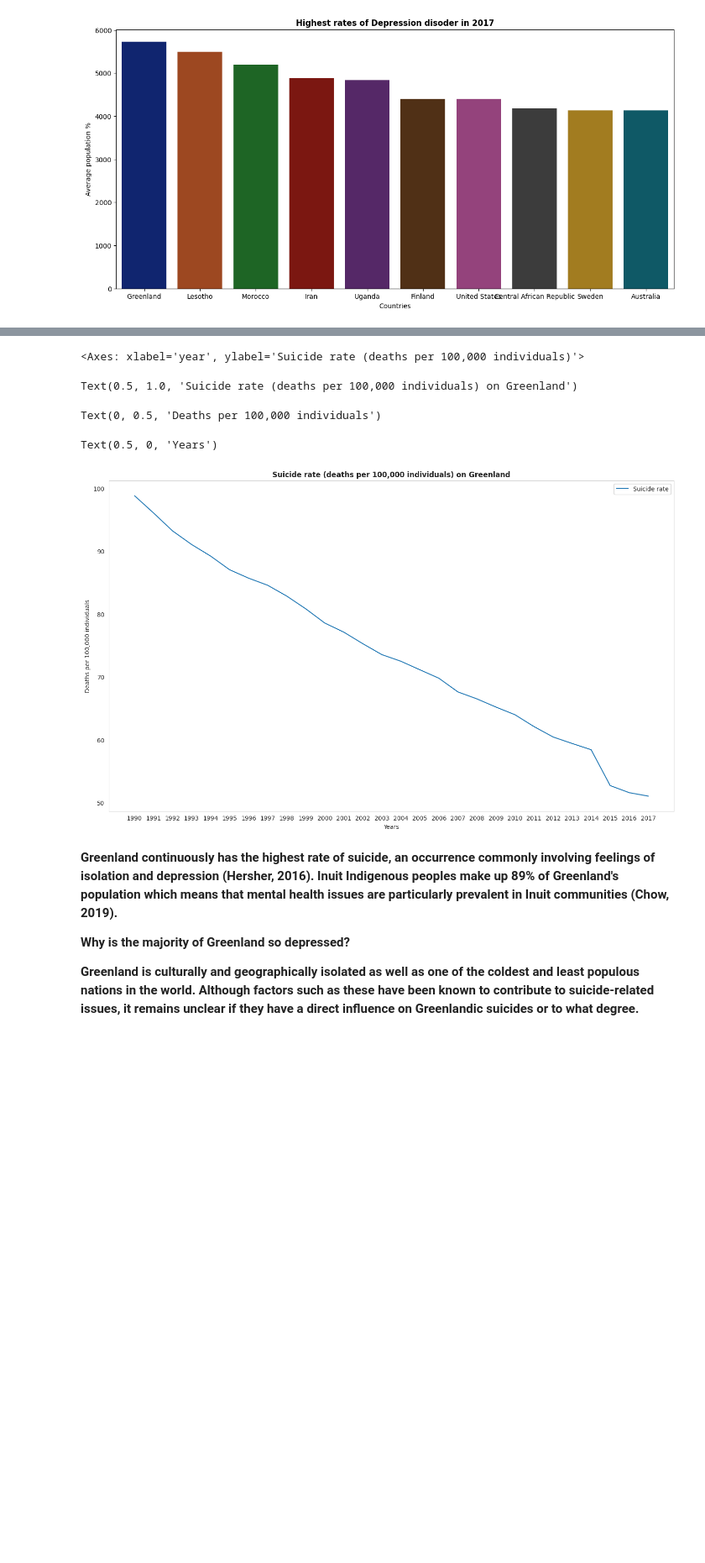
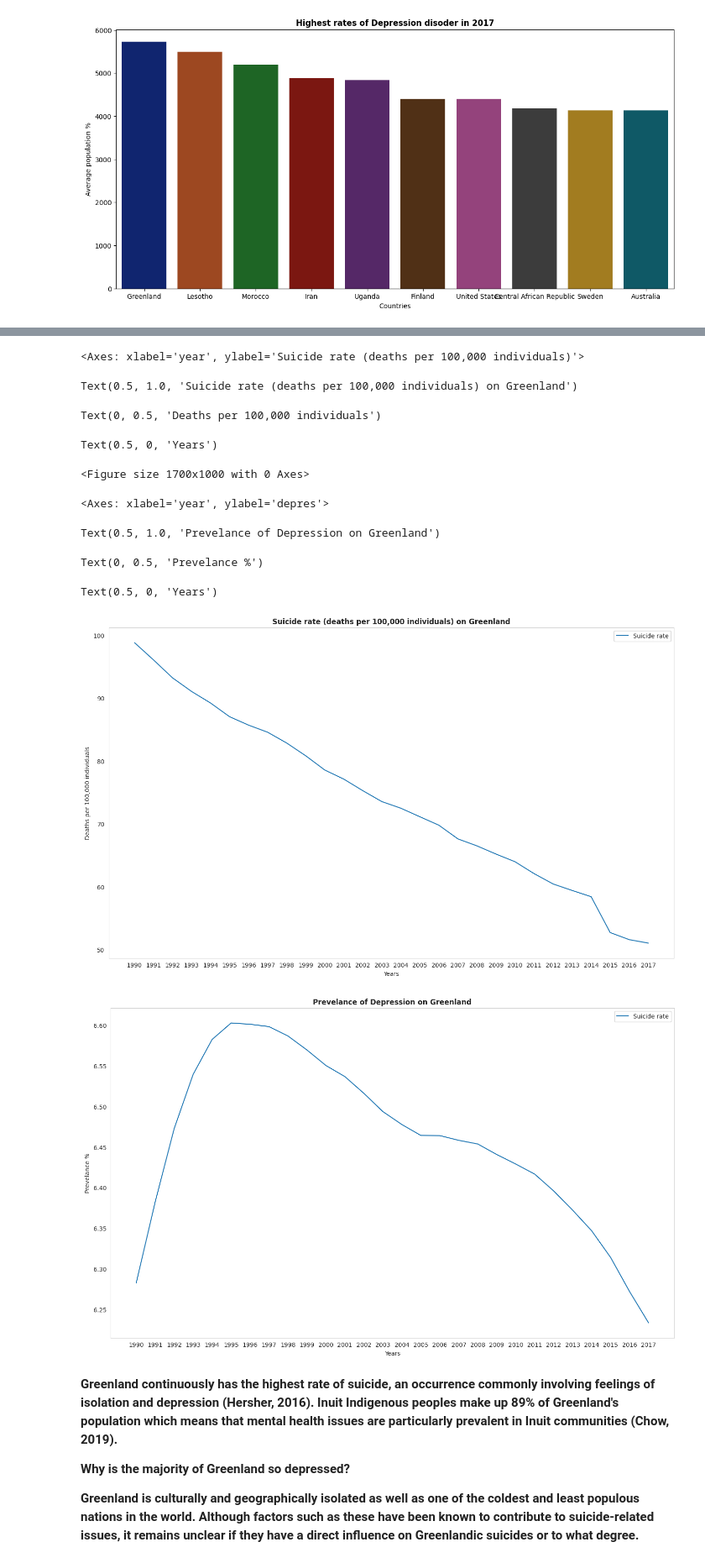
Before and after one commit to iyeboah22/GIS-DS, a Jupyter notebook: ps4.ipynb, the cells around one changed output, grey strips where cells are left out. Shown at 84% size. Cells and saved outputs as stored; diff of their text form; code cells hidden in the pictures; blank space fills up the shorter version.

```diff
--- a/ps4.ipynb
+++ b/ps4.ipynb
@@ -509,24 +470,44 @@ Greenland
 # %%
 plt.figure(figsize = (17,10))
 sns.set_style('whitegrid')
 
 sns.lineplot(data=Greenland, x="year", y="Suicide rate (deaths per 100,000 individuals)", label="Suicide rate")
 
 
 plt.title('Suicide rate (deaths per 100,000 individuals) on Greenland',
           fontweight='bold')
 plt.ylabel('Deaths per 100,000 individuals')
 plt.xlabel('Years')
 
 
 plt.grid(False)
+
+plt.figure(figsize = (17,10))
+sns.set_style('whitegrid')
+
+sns.lineplot(data=Greenland, x="year", y="depres", label="Suicide rate")
+
+
+plt.title('Prevelance of Depression on Greenland',
+          fontweight='bold')
+plt.ylabel('Prevelance %')
+plt.xlabel('Years')
+
+
+plt.grid(False)
 # %% [output]
 <Figure size 1700x1000 with 0 Axes>
 <Axes: xlabel='year', ylabel='Suicide rate (deaths per 100,000 individuals)'>
 Text(0.5, 1.0, 'Suicide rate (deaths per 100,000 individuals) on Greenland')
 Text(0, 0.5, 'Deaths per 100,000 individuals')
 Text(0.5, 0, 'Years')
+<Figure size 1700x1000 with 0 Axes>
+<Axes: xlabel='year', ylabel='depres'>
+Text(0.5, 1.0, 'Prevelance of Depression on Greenland')
+Text(0, 0.5, 'Prevelance %')
+Text(0.5, 0, 'Years')
 [figure]
+[figure, added]
 # %% [markdown]
 **Greenland continuously has the highest rate of suicide, an occurrence commonly involving feelings of isolation and depression (Hersher, 2016). Inuit Indigenous peoples make up 89% of Greenland's population which means that mental health issues are particularly prevalent in Inuit communities (Chow, 2019).**
 
```
Also changed, not shown: parts of 28 cells of this notebook.
